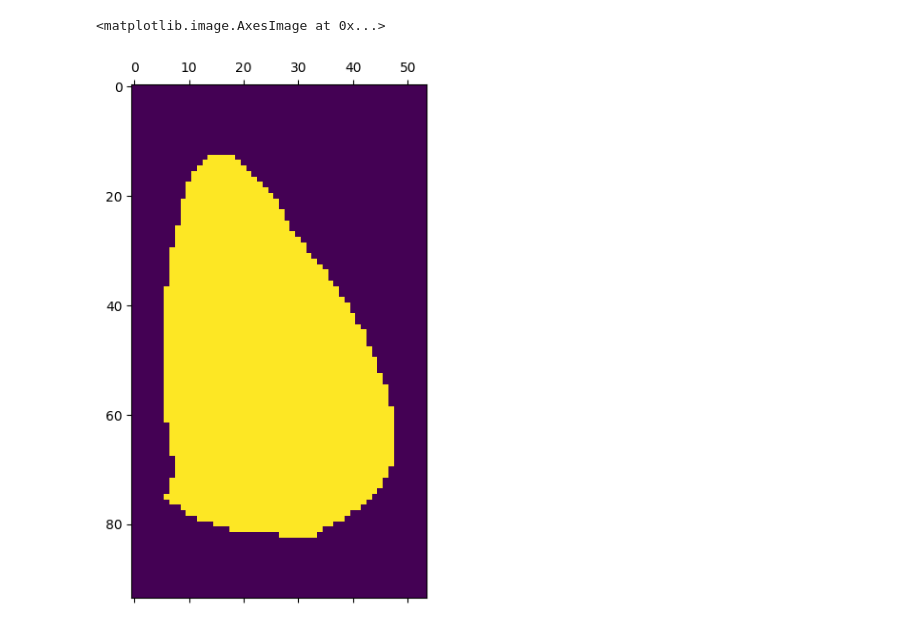
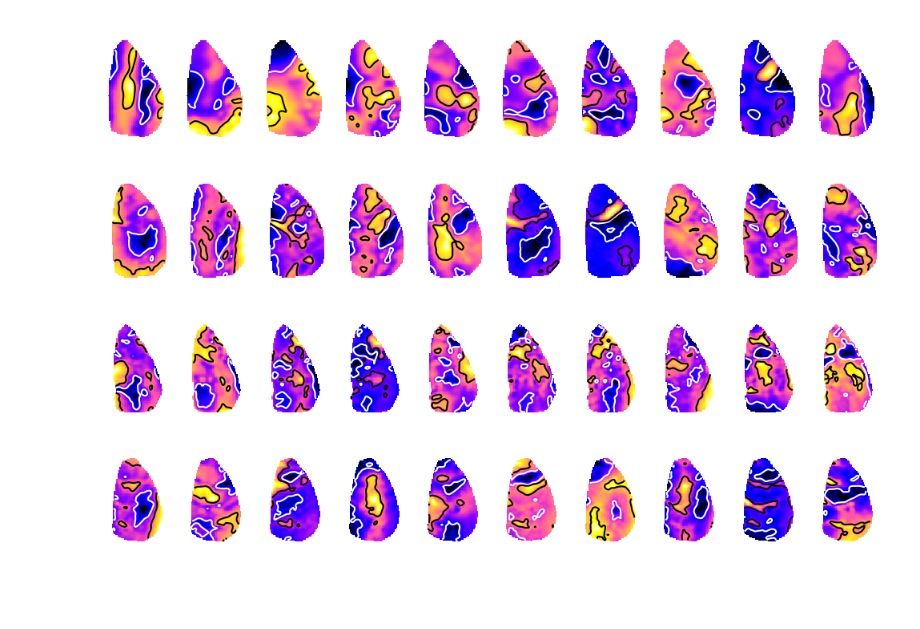
Before and after one commit to NeuroNetMem/pipeline_vsdi, a Jupyter notebook: notebooks/dashboard.ipynb, the cells around one changed output. Cells and saved outputs as stored; diff of their text form; code cells hidden in the pictures; blank space fills up the shorter version.

Commit message:
added footprint plotting

```diff
--- a/notebooks/dashboard.ipynb
+++ b/notebooks/dashboard.ipynb
@@ -120,10 +10,0 @@ len(masks)
-# %%
-import matplotlib.pyplot as plt
-plt.figure(figsize=(10,10))
-for i,m in enumerate(masks):
-    ax = plt.subplot(4,4,i+1)
-    ax.matshow(mask,cmap=plt.cm.Greys)
-    plt.axis('off')
-    plt.title(f'shape: {m.shape}')
-
-plt.tight_layout()
@@ -160,5 +11,37 @@ cm = max_common_intersection(masks)
-# %%
-plt.matshow(cm)
-# %% [output]
-<matplotlib.image.AxesImage at 0x...>
-[figure, removed]
+# %%
+# load footprints and masks
+
+data_path = Path('/scratch/dspalla/ATC_analysis')
+animals = ['A04','A06','A07','A08']
+
+footprints = {}
+masks = {}
+for animal in animals:
+    footprints[animal] = np.load(data_path.joinpath(f'footprints_{animal}.npy'))
+    masks[animal] = np.load(data_path.joinpath(f'mask_total_{animal}.npy'))
+# %%
+for animal in footprints.keys():
+    plt.figure(figsize=(10,5))
+    plt.title(f'animal {animal}')
+    for i,f in enumerate(footprints[animal]):
+        ax = plt.subplot(1,10,i+1)
+
+        mask = masks[animal].astype(bool)
+        f[np.where(mask==0)] = np.nan
+        ax.matshow(f,cmap=plt.cm.gnuplot2)
+
+
+        x1 = np.nanpercentile(f.ravel(),15)
+        x2 = np.nanpercentile(f.ravel(),85)
+        ax.contour(f,[x1,x2],colors= ['w','k'])
+
+
+        plt.axis('off')
+
+
+    plt.tight_layout()
+# %% [output]
+[figure, added]
+[figure, added]
+[figure, added]
+[figure, added]
```
Also changed, not shown: parts of 14 cells of this notebook, 2 other files.
